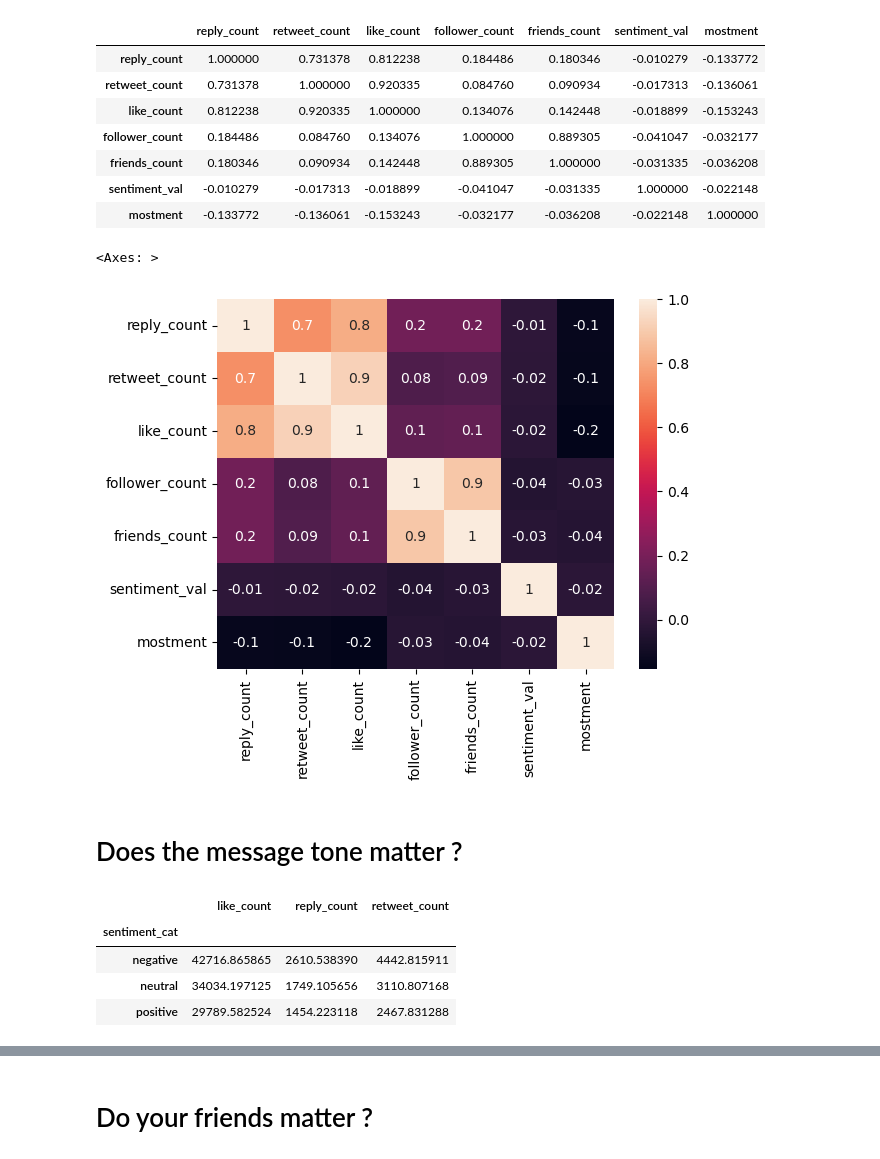
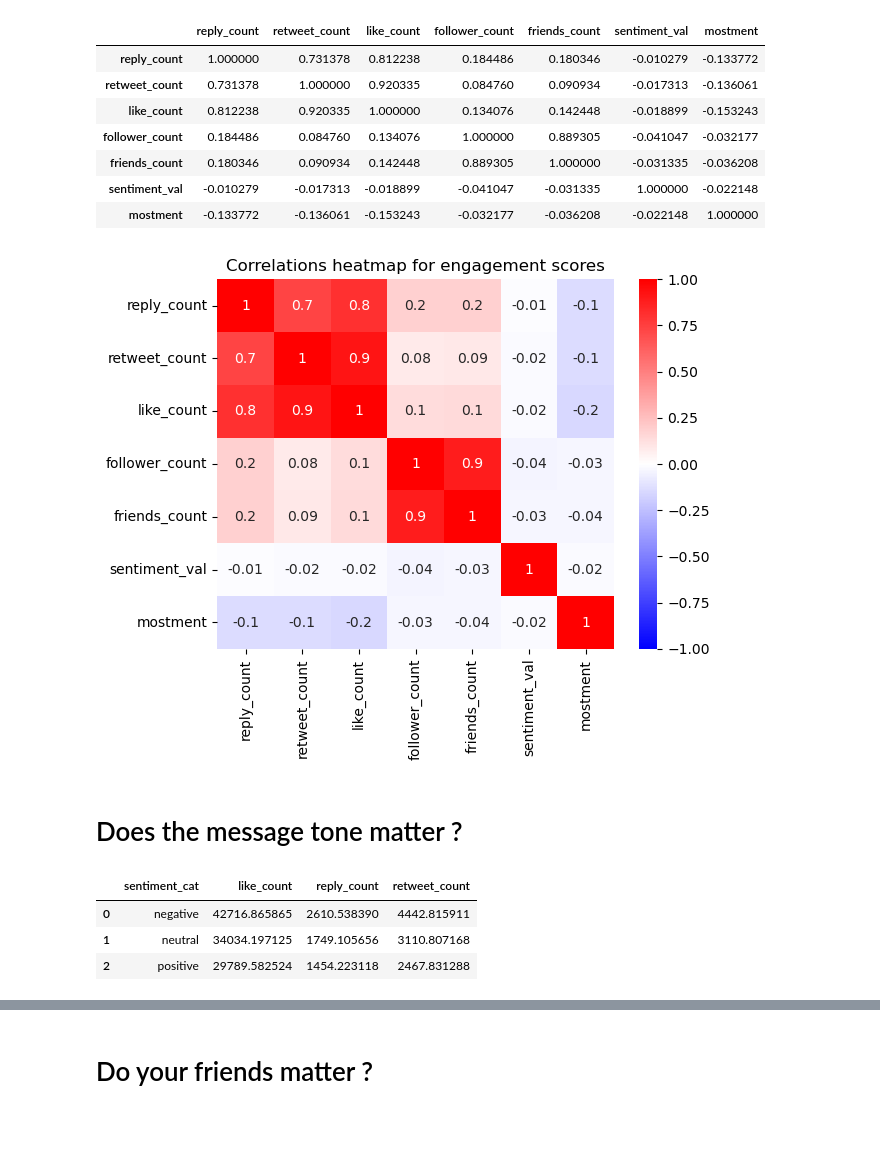
Before and after one commit to tatdef/IH_project4_Dataviz, a Jupyter notebook: ElonTweetsAnalysis_Tat.ipynb, the cells around one changed output, grey strips where cells are left out. Cells and saved outputs as stored; diff of their text form; code cells hidden in the pictures; blank space fills up the shorter version.

```diff
--- a/ElonTweetsAnalysis_Tat.ipynb
+++ b/ElonTweetsAnalysis_Tat.ipynb
@@ -303,7 +310,7 @@ plt.show()
 # %% [markdown]
 ### We notice the scales against which we are measuring likes, RT and reply are not the same, but it's ok, because these measures are highly correlated
 # %%
-corr_num=data.corr()
+corr_num=data.corr(numeric_only=True)
 corr_num
 # %% [output]
 |  | reply_count | retweet_count | like_count | follower_count | friends_count | sentiment_val | mostment |
@@ -315,19 +322,18 @@ corr_num
 | sentiment_val | -0.010279 | -0.017313 | -0.018899 | -0.041047 | -0.031335 | 1.000000 | -0.022148 |
 | mostment | -0.133772 | -0.136061 | -0.153243 | -0.032177 | -0.036208 | -0.022148 | 1.000000 |
 # %%
-sns.heatmap(corr_num, annot=True, fmt='.1g',)
+sns.heatmap(corr_num, vmin=-1, vmax=1, cmap='bwr', annot=True, fmt='.1g').set_title("Correlations heatmap for engagement scores")
+plt.show()
 # %% [output]
-<Axes: >
-[figure, old version]
+[figure, new version]
 # %% [markdown]
 # Does the message tone matter ?
 # %%
 sentimentlikes=pd.DataFrame(data[['sentiment_cat', 'like_count','reply_count', 'retweet_count']].groupby(['sentiment_cat']).mean().reset_index())
-sentimentlikes.set_index('sentiment_cat', inplace=True)
+#sentimentlikes.set_index('sentiment_cat', inplace=True)
 sentimentlikes
 # %% [output]
-|  | like_count | reply_count | retweet_count |
-| sentiment_cat |  |  |  |
-| negative | 42716.865865 | 2610.538390 | 4442.815911 |
-| neutral | 34034.197125 | 1749.105656 | 3110.807168 |
-| positive | 29789.582524 | 1454.223118 | 2467.831288 |
+|  | sentiment_cat | like_count | reply_count | retweet_count |
+| 0 | negative | 42716.865865 | 2610.538390 | 4442.815911 |
+| 1 | neutral | 34034.197125 | 1749.105656 | 3110.807168 |
+| 2 | positive | 29789.582524 | 1454.223118 | 2467.831288 |
```
Also changed, not shown: parts of 24 cells of this notebook, 1 other file.
